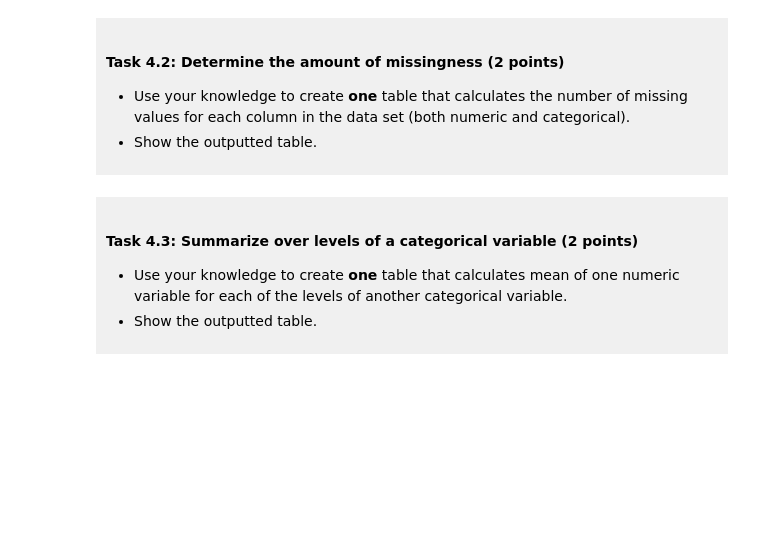
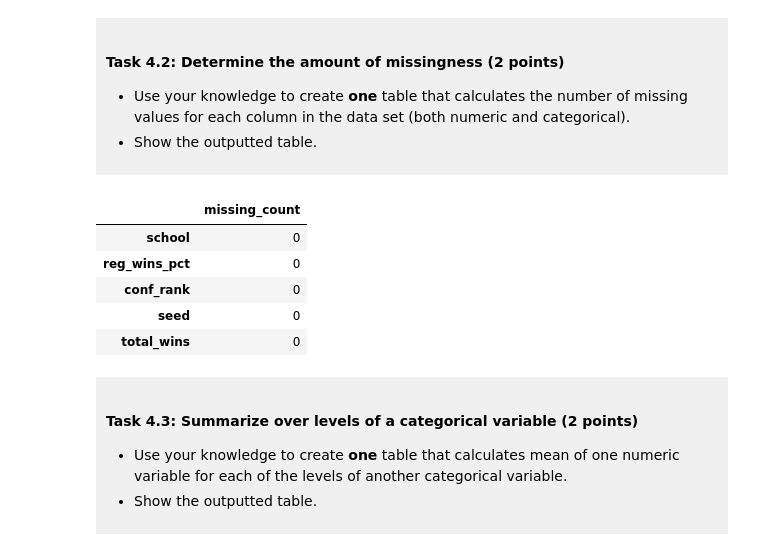
Before and after one commit to mdhali12/dsci-100-project-Manav_Dhaliwal, a Jupyter notebook: dsci-100-project-notebook.ipynb, the cells around one changed output. Drawn from its saved outputs; the diff is of its cells as text; code cells hidden in the pictures; blank space fills up the shorter version.

```diff
--- a/dsci-100-project-notebook.ipynb
+++ b/dsci-100-project-notebook.ipynb
@@ -250,7 +255,14 @@ You will refine your research question (if needed) and produce a tidy data set.
 - Show the outputted table.
 </div>
 # %%
-### EDIT THIS CODE CELL ###
+tidied_df.isna().sum().to_frame("missing_count")
+# %% [output]
+|  | missing_count |
+| school | 0 |
+| reg_wins_pct | 0 |
+| conf_rank | 0 |
+| seed | 0 |
+| total_wins | 0 |
 # %% [markdown]
 <div style="background-color: #f0f0f0; padding: 10px;">
 
```
Also changed, not shown: parts of 9 cells of this notebook.
